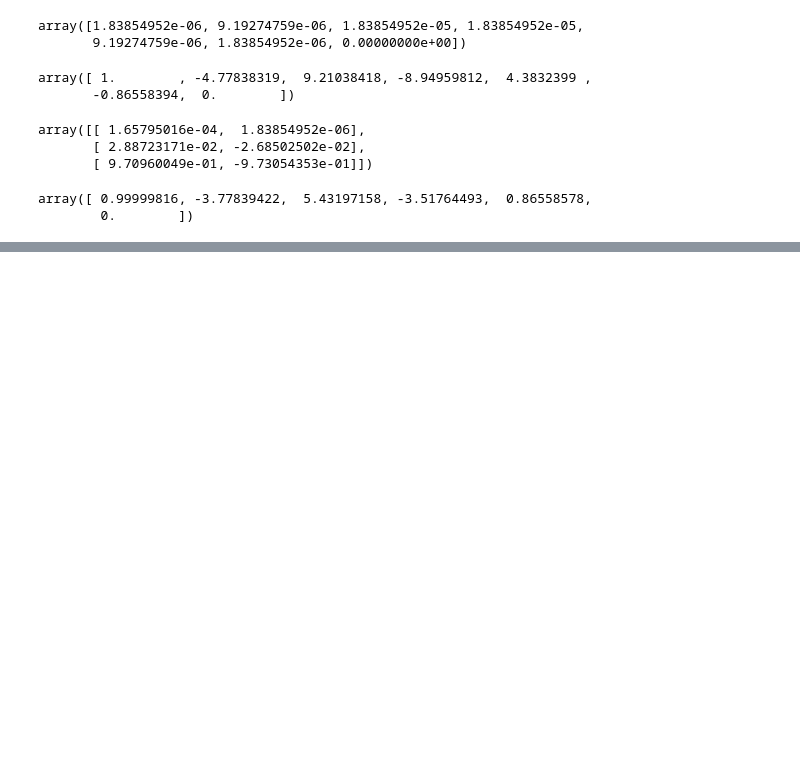
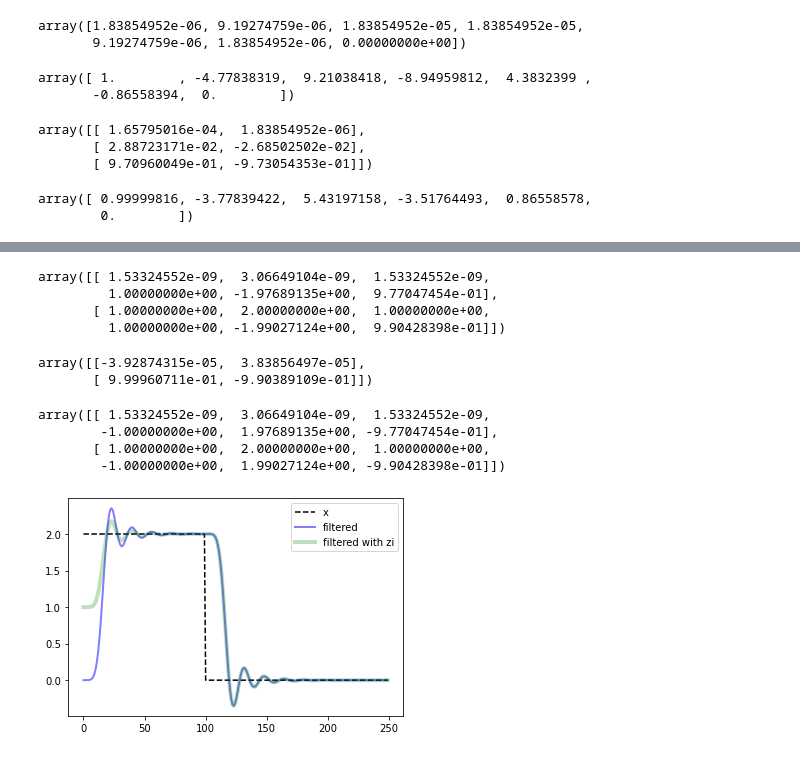
Before and after one commit to qpeng044/pytools, a Jupyter notebook: iirdesigntool.ipynb, the cells around one changed output, grey strips where cells are left out. Cells and saved outputs as stored; diff of their text form; code cells hidden in the pictures; blank space fills up the shorter version.

Commit message:
iir filter

```diff
--- a/iirdesigntool.ipynb
+++ b/iirdesigntool.ipynb
@@ -106,0 +119,38 @@ array([ 0.99999816, -3.77839422,  5.43197158, -3.51764493,  0.86558578,
+# %%
+iirfilter
+# %% [output]
+array([[ 1.53324552e-09,  3.06649104e-09,  1.53324552e-09,
+         1.00000000e+00, -1.97689135e+00,  9.77047454e-01],
+       [ 1.00000000e+00,  2.00000000e+00,  1.00000000e+00,
+         1.00000000e+00, -1.99027124e+00,  9.90428398e-01]])
+# %%
+signal.sosfilt_zi(np.multiply(iirfilter,np.array([[1,1,1,-1,-1,-1],[1,1,1,-1,-1,-1]])))
+# %% [output]
+array([[-3.92874315e-05,  3.83856497e-05],
+       [ 9.99960711e-01, -9.90389109e-01]])
+# %%
+np.multiply(iirfilter,np.array([[1,1,1,-1,-1,-1],[1,1,1,-1,-1,-1]]))
+# %% [output]
+array([[ 1.53324552e-09,  3.06649104e-09,  1.53324552e-09,
+        -1.00000000e+00,  1.97689135e+00, -9.77047454e-01],
+       [ 1.00000000e+00,  2.00000000e+00,  1.00000000e+00,
+        -1.00000000e+00,  1.99027124e+00, -9.90428398e-01]])
+# %%
+import numpy as np
+from scipy import signal
+import matplotlib.pyplot as plt
+
+sos = signal.butter(9, 0.125, output='sos')
+zi = signal.sosfilt_zi(sos)
+x = (np.arange(250) < 100).astype(int)*2
+f1 = signal.sosfilt(sos, x)
+f2, zo = signal.sosfilt(sos, x, zi=zi)
+
+
+plt.plot(x, 'k--', label='x')
+plt.plot(f1, 'b', alpha=0.5, linewidth=2, label='filtered')
+plt.plot(f2, 'g', alpha=0.25, linewidth=4, label='filtered with zi')
+plt.legend(loc='best')
+plt.show()
+# %% [output]
+[figure, added]
```
Also changed, not shown: parts of 7 cells of this notebook.
